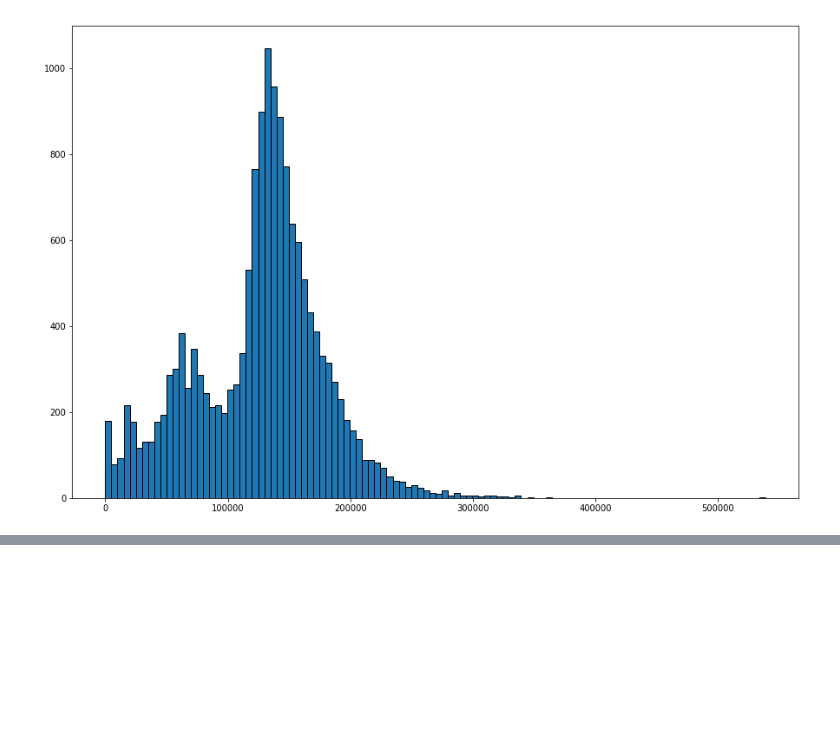
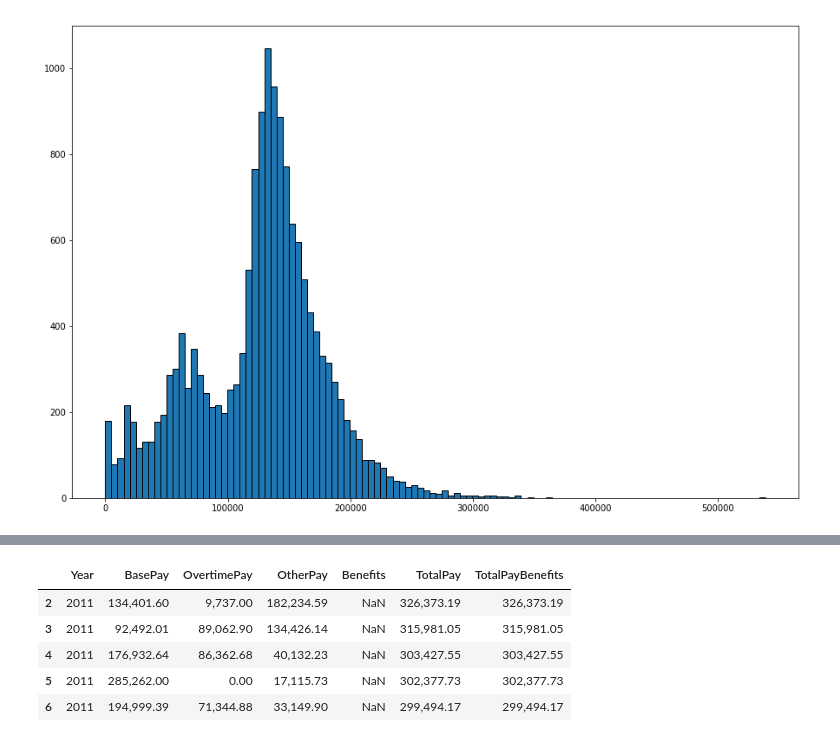
Before and after one commit to ilfun/Final_Project, a Jupyter notebook: Final_file.ipynb, the cells around one changed output, grey strips where cells are left out. Drawn from its saved outputs; the diff is of its cells as text; code cells hidden in the pictures; blank space fills up the shorter version.

```diff
--- a/Final_file.ipynb
+++ b/Final_file.ipynb
@@ -297,0 +273,12 @@ array([1.97802401e+08])
+# %%
+#аналогично прогнозируем по fire department
+fire_df = df[df['department'] == 'fire']
+fire_df_copy =fire_df[['Year' ,'BasePay', 'OvertimePay', 'OtherPay','Benefits','TotalPay', 'TotalPayBenefits']]
+fire_df_copy.head()
+# %% [output]
+|  | Year | BasePay | OvertimePay | OtherPay | Benefits | TotalPay | TotalPayBenefits |
+| 2 | 2011 | 134,401.60 | 9,737.00 | 182,234.59 | NaN | 326,373.19 | 326,373.19 |
+| 3 | 2011 | 92,492.01 | 89,062.90 | 134,426.14 | NaN | 315,981.05 | 315,981.05 |
+| 4 | 2011 | 176,932.64 | 86,362.68 | 40,132.23 | NaN | 303,427.55 | 303,427.55 |
+| 5 | 2011 | 285,262.00 | 0.00 | 17,115.73 | NaN | 302,377.73 | 302,377.73 |
+| 6 | 2011 | 194,999.39 | 71,344.88 | 33,149.90 | NaN | 299,494.17 | 299,494.17 |
```
Also changed, not shown: parts of 47 cells of this notebook.
